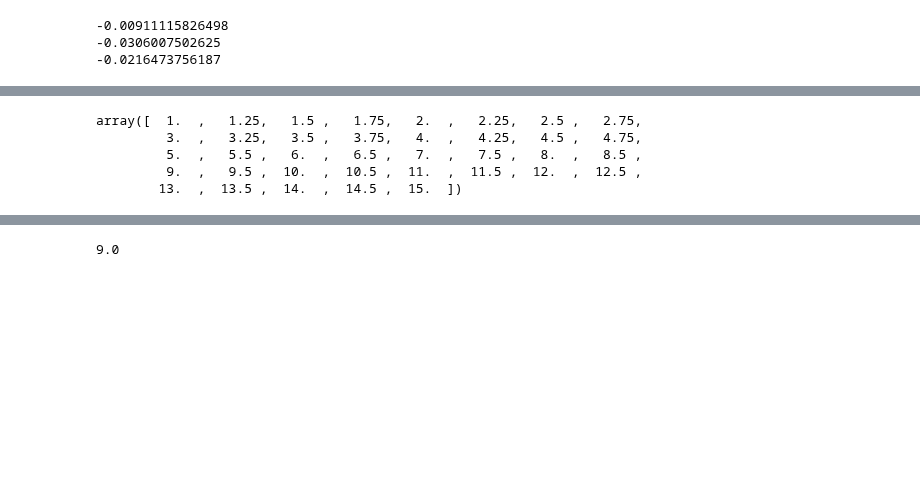
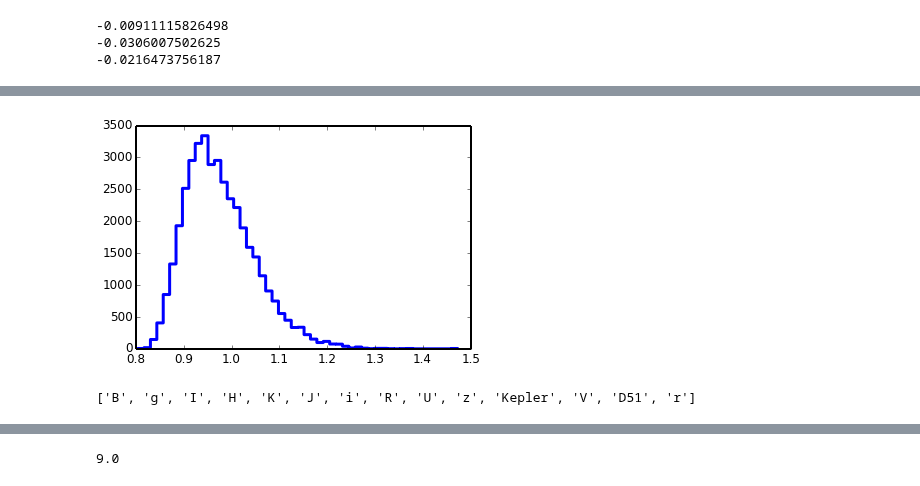
Before and after one commit to timothydmorton/isochrones, a Jupyter notebook: tests.ipynb, the cells around one changed output, grey strips where cells are left out. Saved outputs shown, nothing was run; the diff lists cells and outputs as text; code cells hidden in the pictures; blank space fills up the shorter version.

```diff
--- a/tests.ipynb
+++ b/tests.ipynb
@@ -174,8 +162,8 @@ hist(mod.sampler.flatchain[:,2],bins=50,histtype='step',lw=3);
-# %%
-dartmouth.MASTERDF['age'].unique()
-# %% [output]
-array([  1.  ,   1.25,   1.5 ,   1.75,   2.  ,   2.25,   2.5 ,   2.75,
-         3.  ,   3.25,   3.5 ,   3.75,   4.  ,   4.25,   4.5 ,   4.75,
-         5.  ,   5.5 ,   6.  ,   6.5 ,   7.  ,   7.5 ,   8.  ,   8.5 ,
-         9.  ,   9.5 ,  10.  ,  10.5 ,  11.  ,  11.5 ,  12.  ,  12.5 ,
-        13.  ,  13.5 ,  14.  ,  14.5 ,  15.  ])
+# %%
+hist(mod.prop_samples('radius'),bins=50,lw=3,histtype='step');
+# %% [output]
+[figure, added]
+# %%
+mod.ic.bands
+# %% [output]
+['B', 'g', 'I', 'H', 'K', 'J', 'i', 'R', 'U', 'z', 'Kepler', 'V', 'D51', 'r']
```
Also changed, not shown: parts of 4 cells of this notebook, 1 other file.
